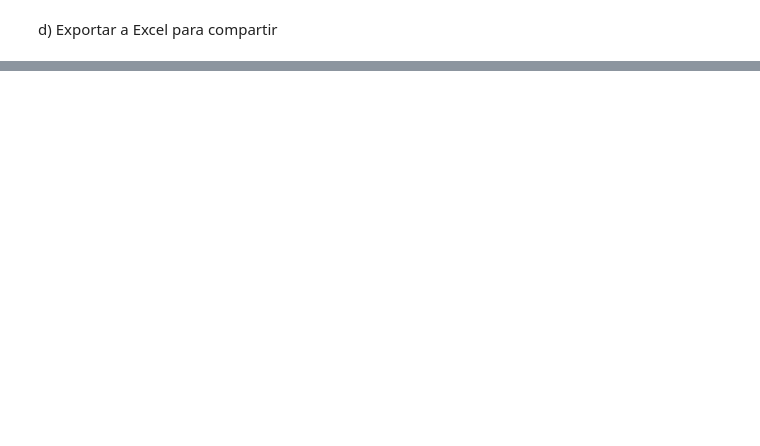
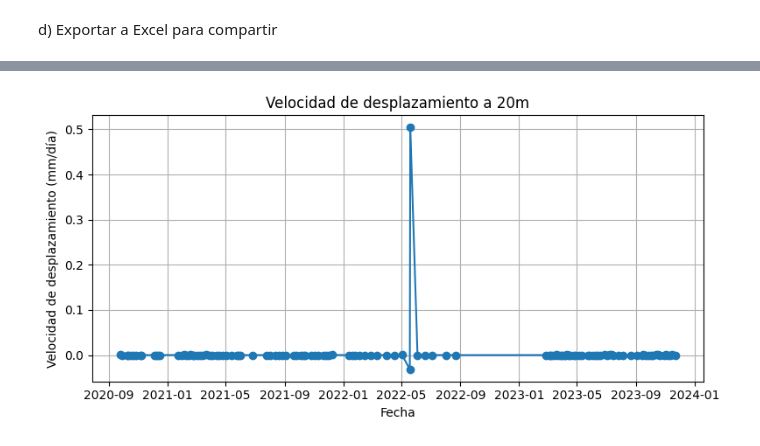
Before and after one commit to JorgeAccardi/auscultacion-presa, a Jupyter notebook: Análisis_de_Inclinómetros_(GKN).ipynb, the cells around one changed output, grey strips where cells are left out. Drawn from its saved outputs; the diff is of its cells as text; code cells hidden in the pictures; blank space fills up the shorter version.

```diff
--- a/Análisis_de_Inclinómetros_(GKN).ipynb
+++ b/Análisis_de_Inclinómetros_(GKN).ipynb
@@ -424,0 +520,20 @@ df_gkn.to_excel('gkn_desplazamientos_resultados.xlsx', index=False)
+# %%
+# En una profundidad de interés (ejemplo: 20m)
+prof_ref = 20
+df_cerca = df_gkn.loc[(df_gkn['Profundidad'] - prof_ref).abs() < 0.25]
+df_cerca = df_cerca.sort_values('Fecha')
+
+df_cerca['delta_t'] = df_cerca['Fecha'].diff().dt.days
+df_cerca['delta_disp'] = df_cerca['Rot_A'].diff()
+df_cerca['velocidad'] = df_cerca['delta_disp'] / df_cerca['delta_t']
+
+plt.figure(figsize=(8,4))
+plt.plot(df_cerca['Fecha'], df_cerca['velocidad'], marker='o')
+plt.ylabel('Velocidad de desplazamiento (mm/día)')
+plt.xlabel('Fecha')
+plt.title(f'Velocidad de desplazamiento a {prof_ref}m')
+plt.grid(True)
+plt.tight_layout()
+plt.show()
+# %% [output]
+[figure, added]
```
Also changed, not shown: parts of 6 cells of this notebook.
